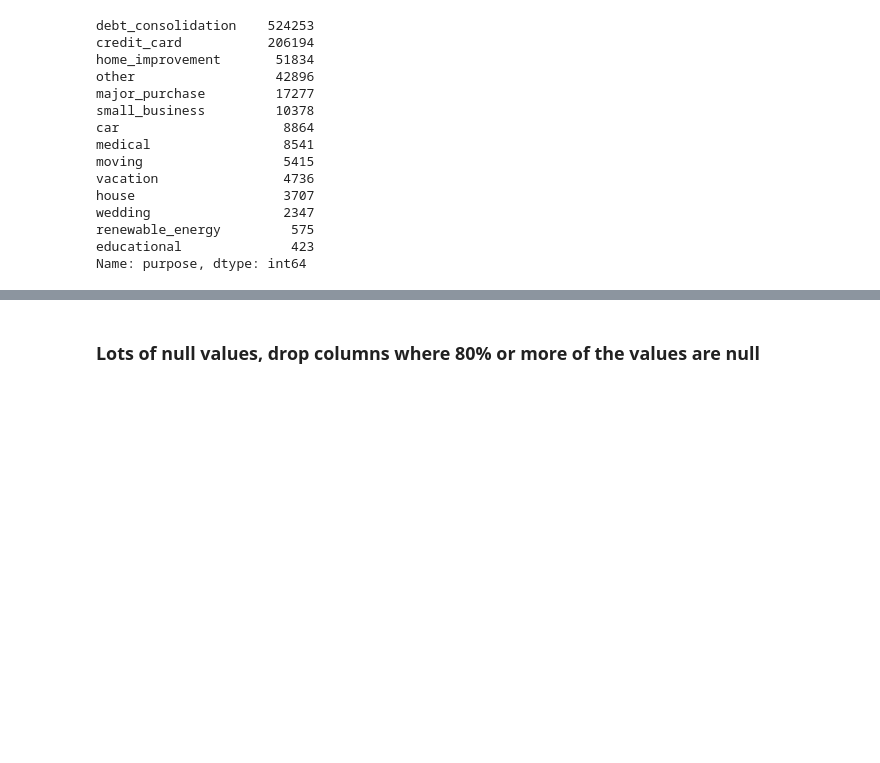
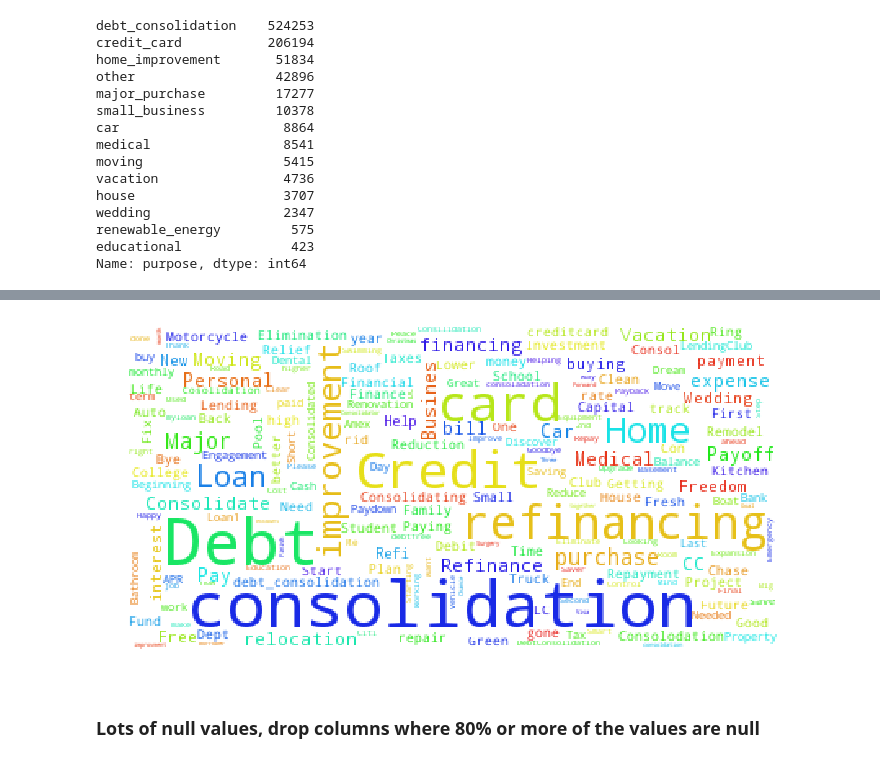
Before and after one commit to anishb/lending_club_analysis, a Jupyter notebook: Lending Club Analysis.ipynb, the cells around one changed output, grey strips where cells are left out. Drawn from its saved outputs; the diff is of its cells as text; code cells hidden in the pictures; blank space fills up the shorter version.

```diff
--- a/Lending Club Analysis.ipynb
+++ b/Lending Club Analysis.ipynb
@@ -122,3 +112,13 @@ ValueError: could not convert string to float: �
+# %%
+titles = loans.title.str.cat(sep=',')
+wordcloud = WordCloud(stopwords=STOPWORDS, background_color='white', max_font_size=40, relative_scaling=0.4)
+wordcloud.generate(titles)
+plt.figure(figsize=(12, 6))
+plt.imshow(wordcloud)
+plt.axis("off")
+plt.show()
+# %% [output]
+[figure, added]
 # %% [markdown]
 ### Lots of null values, drop columns where 80% or more of the values are null
 # %%
```
Also changed, not shown: parts of 8 cells of this notebook.
